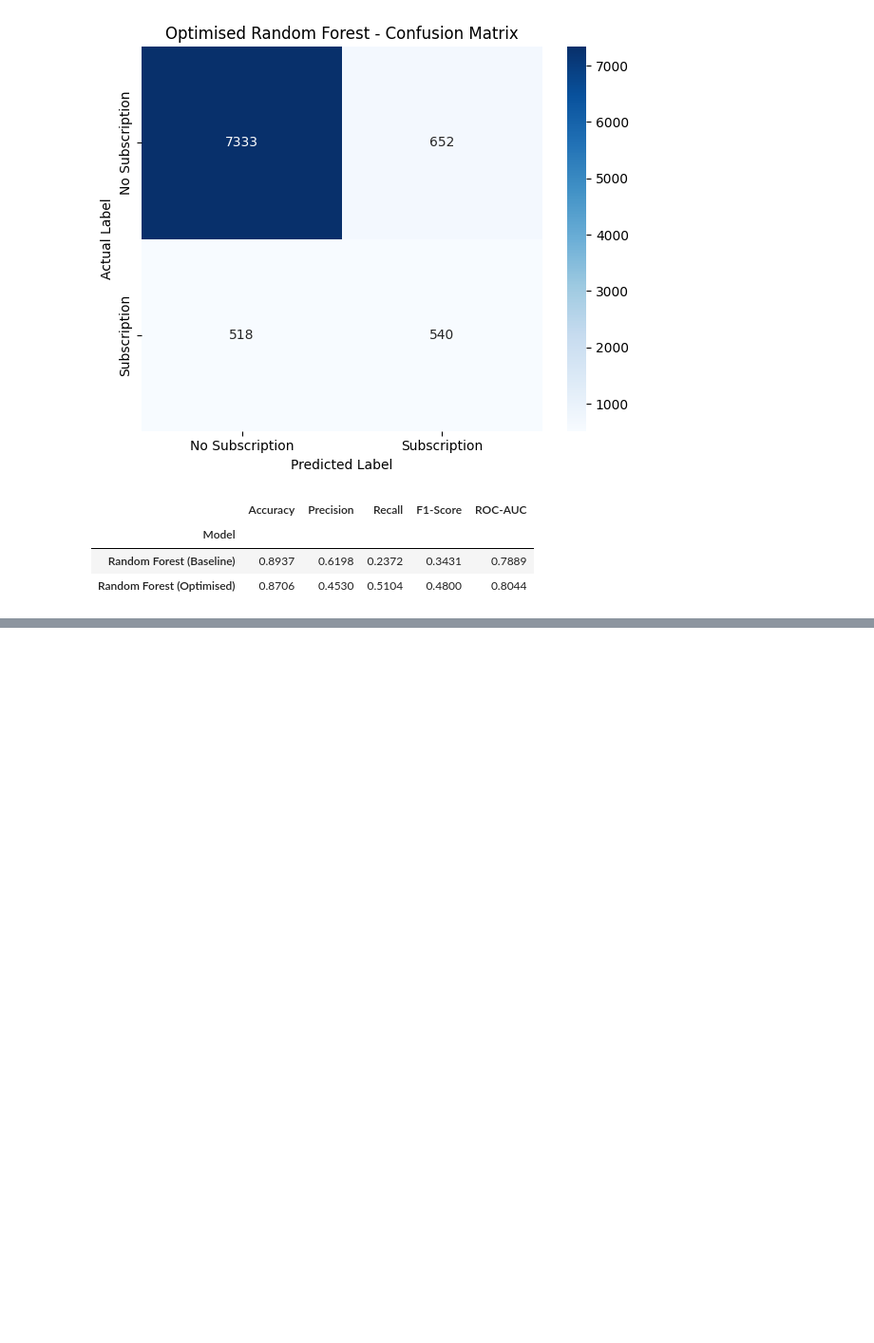
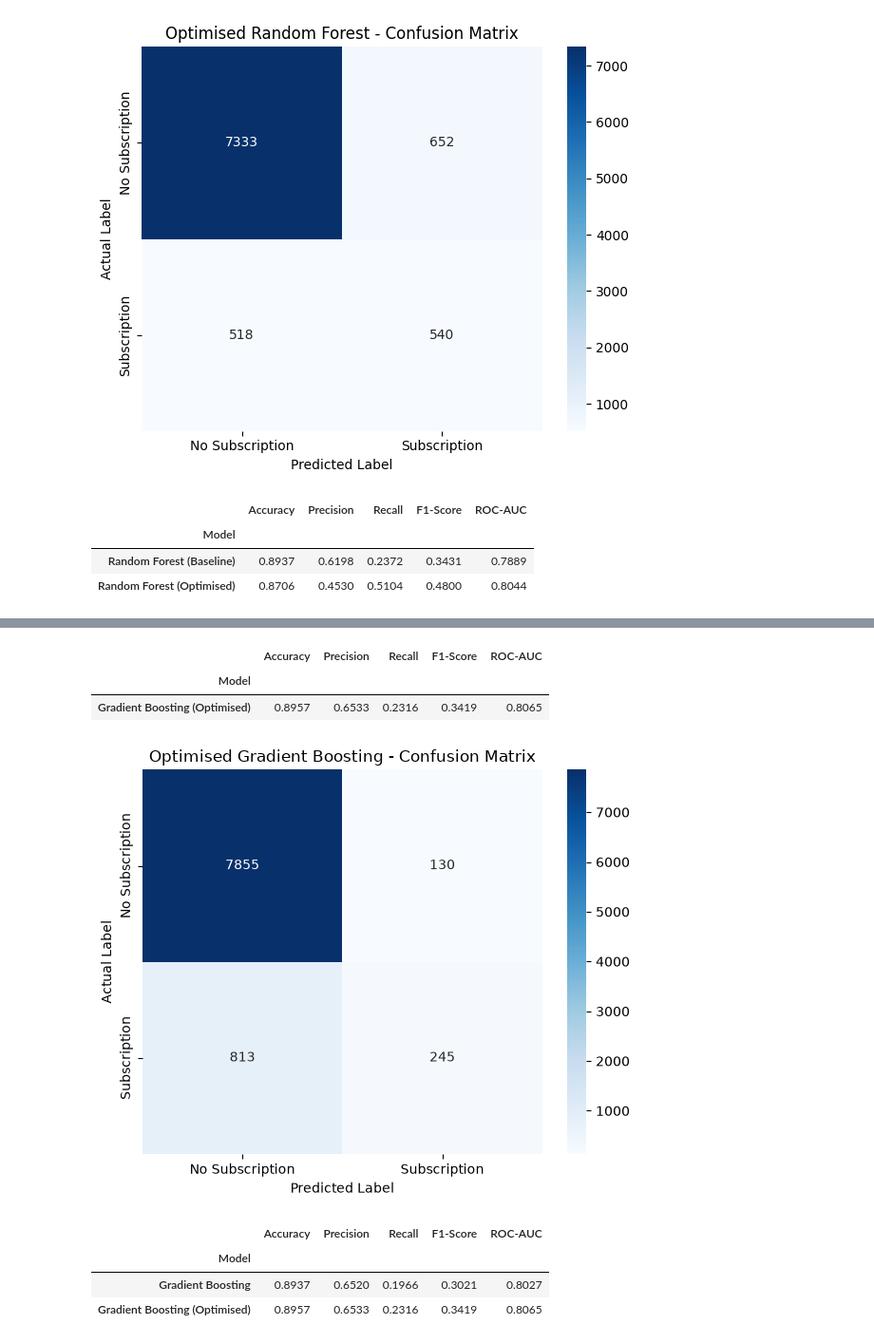
Before and after one commit to junh-cryp/6001CMD-Machine-Learning, a Jupyter notebook: notebooks/03_Model_Development.ipynb, the cells around one changed output, grey strips where cells are left out. Shown at 95% size. Saved outputs shown, nothing was run; the diff lists cells and outputs as text; code cells hidden in the pictures; blank space fills up the shorter version.

Commit message:
Complete Gradient Boosting optimisation and fix preprocessing setup

```diff
--- a/notebooks/03_Model_Development.ipynb
+++ b/notebooks/03_Model_Development.ipynb
@@ -815,0 +914,67 @@ rf_optimized_results = {
+# %%
+gb_optimized_results = {
+    "Model": "Gradient Boosting (Optimised)",
+    "Accuracy": accuracy_score(y_test, y_pred_gb_optimized),
+    "Precision": precision_score(
+        y_test, y_pred_gb_optimized, zero_division=0
+    ),
+    "Recall": recall_score(
+        y_test, y_pred_gb_optimized, zero_division=0
+    ),
+    "F1-Score": f1_score(
+        y_test, y_pred_gb_optimized, zero_division=0
+    ),
+    "ROC-AUC": roc_auc_score(y_test, y_prob_gb_optimized)
+}
+
+display(
+    pd.DataFrame([gb_optimized_results])
+    .set_index("Model")
+    .round(4)
+)
+# %% [output]
+|  | Accuracy | Precision | Recall | F1-Score | ROC-AUC |
+| Model |  |  |  |  |  |
+| Gradient Boosting (Optimised) | 0.8957 | 0.6533 | 0.2316 | 0.3419 | 0.8065 |
+# %%
+import matplotlib.pyplot as plt
+import seaborn as sns
+
+cm_gb_optimized = confusion_matrix(
+    y_test, y_pred_gb_optimized
+)
+
+plt.figure(figsize=(6, 5))
+
+sns.heatmap(
+    cm_gb_optimized,
+    annot=True,
+    fmt="d",
+    cmap="Blues",
+    xticklabels=["No Subscription", "Subscription"],
+    yticklabels=["No Subscription", "Subscription"]
+)
+
+plt.title("Optimised Gradient Boosting - Confusion Matrix")
+plt.xlabel("Predicted Label")
+plt.ylabel("Actual Label")
+plt.tight_layout()
+plt.show()
+# %% [output]
+[figure, added]
+# %%
+gb_optimization_comparison = pd.DataFrame([
+    gb_results,
+    gb_optimized_results
+])
+
+display(
+    gb_optimization_comparison
+    .set_index("Model")
+    .round(4)
+)
+# %% [output]
+|  | Accuracy | Precision | Recall | F1-Score | ROC-AUC |
+| Model |  |  |  |  |  |
+| Gradient Boosting | 0.8937 | 0.6520 | 0.1966 | 0.3021 | 0.8027 |
+| Gradient Boosting (Optimised) | 0.8957 | 0.6533 | 0.2316 | 0.3419 | 0.8065 |
```
Also changed, not shown: parts of 6 cells of this notebook, 1 other file.
